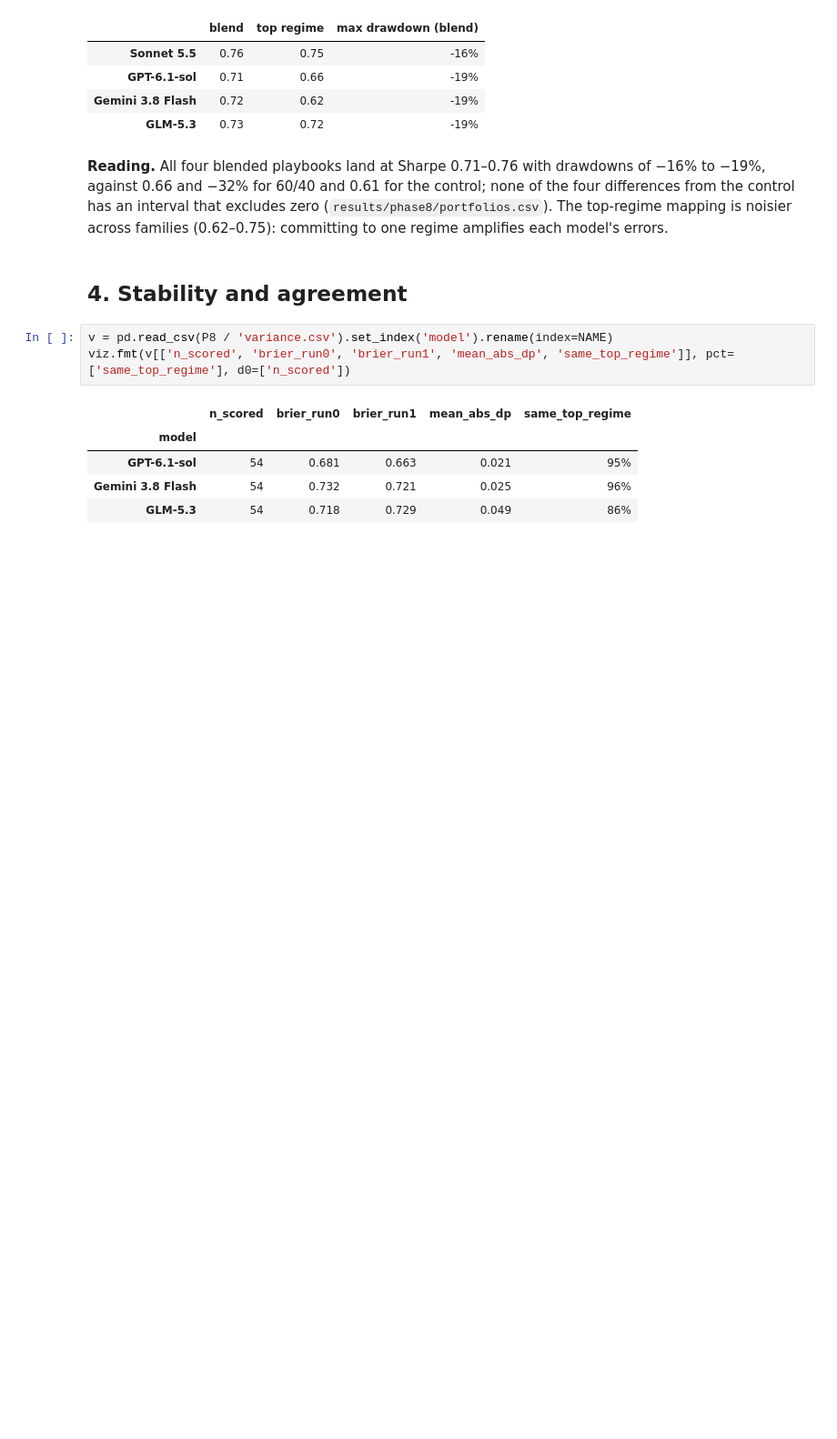
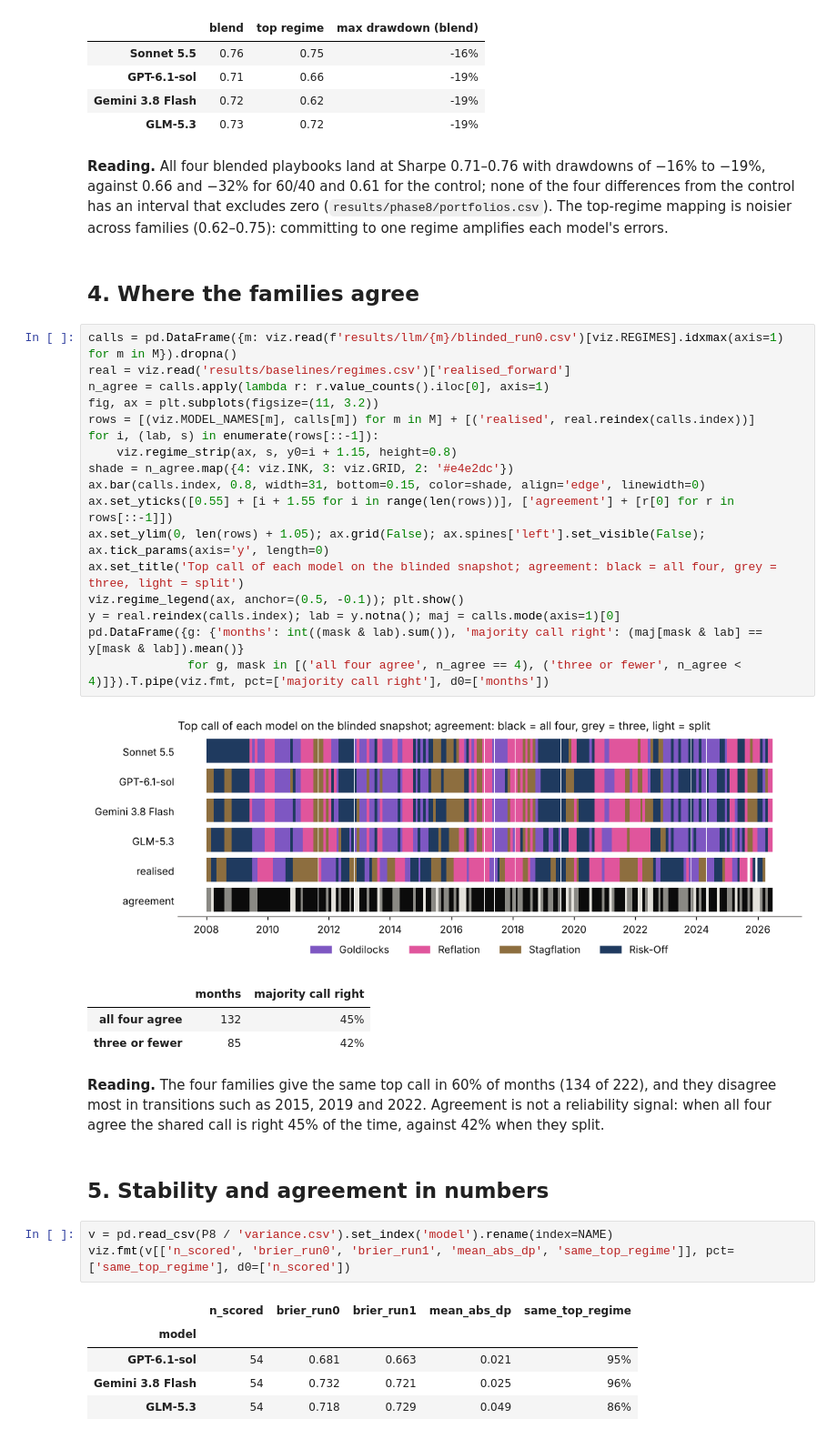
Before and after one commit to FranQuant/llm-regime-allocator, a Jupyter notebook: notebooks/nb04_cross_family.ipynb, the cells around one changed output. Shown at 91% size. Saved outputs shown, nothing was run; the diff lists cells and outputs as text; blank space fills up the shorter version.

Commit message:
nb04: cross-model agreement strip

```diff
--- a/notebooks/nb04_cross_family.ipynb
+++ b/notebooks/nb04_cross_family.ipynb
@@ -112,8 +112,34 @@ viz.fmt(pf, d2=['blend', 'top regime'], pct=['max drawdown (blend)'])
 | GLM-5.3 | 0.73 | 0.72 | -19% |
 # %% [markdown]
 **Reading.** All four blended playbooks land at Sharpe 0.71–0.76 with drawdowns of −16% to −19%, against 0.66 and −32% for 60/40 and 0.61 for the control; none of the four differences from the control has an interval that excludes zero (`results/phase8/portfolios.csv`). The top-regime mapping is noisier across families (0.62–0.75): committing to one regime amplifies each model's errors.
+# %% [markdown]
+## 4. Where the families agree
+# %%
+calls = pd.DataFrame({m: viz.read(f'results/llm/{m}/blinded_run0.csv')[viz.REGIMES].idxmax(axis=1) for m in M}).dropna()
+real = viz.read('results/baselines/regimes.csv')['realised_forward']
+n_agree = calls.apply(lambda r: r.value_counts().iloc[0], axis=1)
+fig, ax = plt.subplots(figsize=(11, 3.2))
+rows = [(viz.MODEL_NAMES[m], calls[m]) for m in M] + [('realised', real.reindex(calls.index))]
+for i, (lab, s) in enumerate(rows[::-1]):
+    viz.regime_strip(ax, s, y0=i + 1.15, height=0.8)
+shade = n_agree.map({4: viz.INK, 3: viz.GRID, 2: '#e4e2dc'})
+ax.bar(calls.index, 0.8, width=31, bottom=0.15, color=shade, align='edge', linewidth=0)
+ax.set_yticks([0.55] + [i + 1.55 for i in range(len(rows))], ['agreement'] + [r[0] for r in rows[::-1]])
+ax.set_ylim(0, len(rows) + 1.05); ax.grid(False); ax.spines['left'].set_visible(False); ax.tick_params(axis='y', length=0)
+ax.set_title('Top call of each model on the blinded snapshot; agreement: black = all four, grey = three, light = split')
+viz.regime_legend(ax, anchor=(0.5, -0.1)); plt.show()
+y = real.reindex(calls.index); lab = y.notna(); maj = calls.mode(axis=1)[0]
+pd.DataFrame({g: {'months': int((mask & lab).sum()), 'majority call right': (maj[mask & lab] == y[mask & lab]).mean()}
+              for g, mask in [('all four agree', n_agree == 4), ('three or fewer', n_agree < 4)]}).T.pipe(viz.fmt, pct=['majority call right'], d0=['months'])
+# %% [output]
+[figure, added]
+|  | months | majority call right |
+| all four agree | 132 | 45% |
+| three or fewer | 85 | 42% |
+# %% [markdown]
+**Reading.** The four families give the same top call in 60% of months (134 of 222), and they disagree most in transitions such as 2015, 2019 and 2022. Agreement is not a reliability signal: when all four agree the shared call is right 45% of the time, against 42% when they split.
 # %% [markdown]
-## 4. Stability and agreement
+## 5. Stability and agreement in numbers
 # %%
 v = pd.read_csv(P8 / 'variance.csv').set_index('model').rename(index=NAME)
 viz.fmt(v[['n_scored', 'brier_run0', 'brier_run1', 'mean_abs_dp', 'same_top_regime']], pct=['same_top_regime'], d0=['n_scored'])
```
